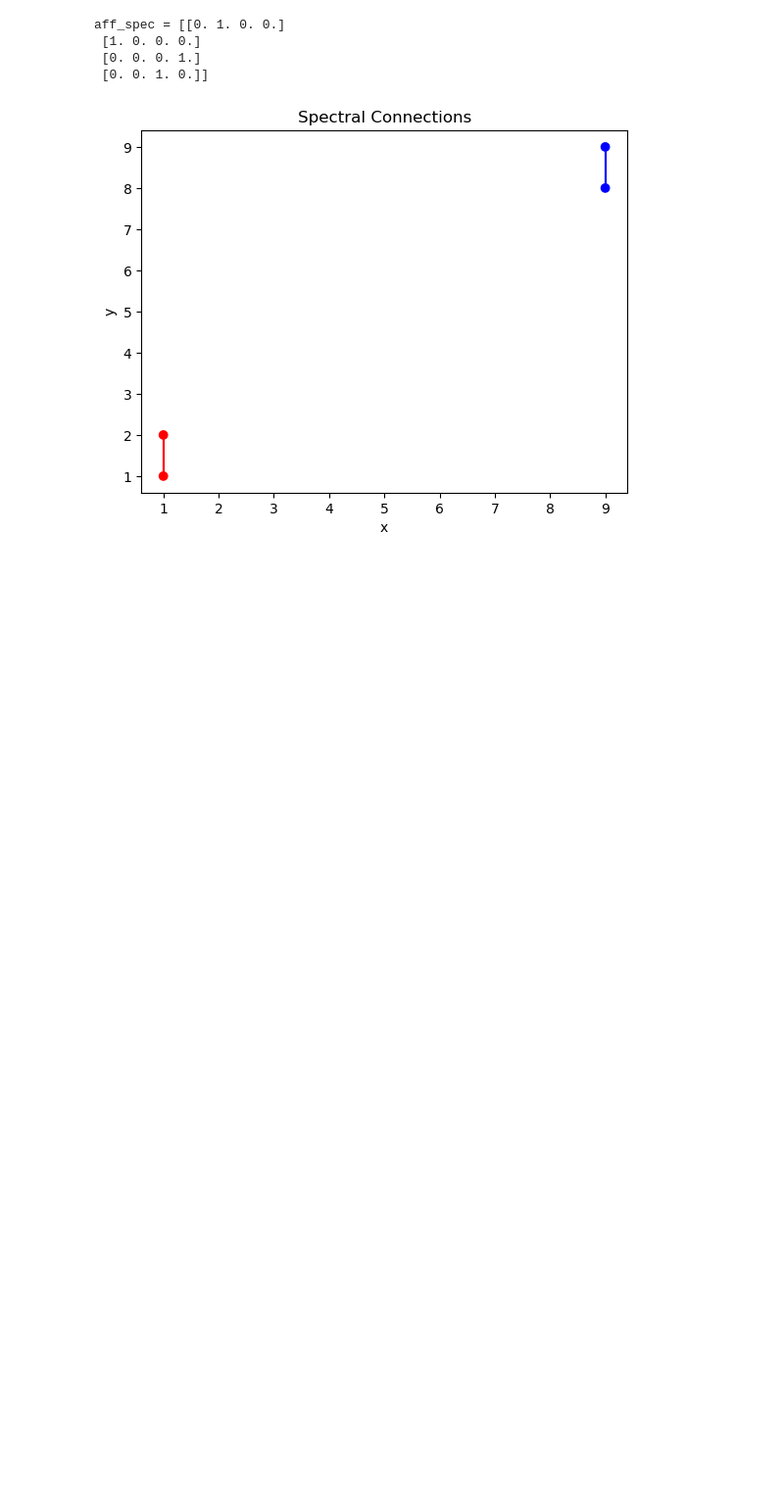
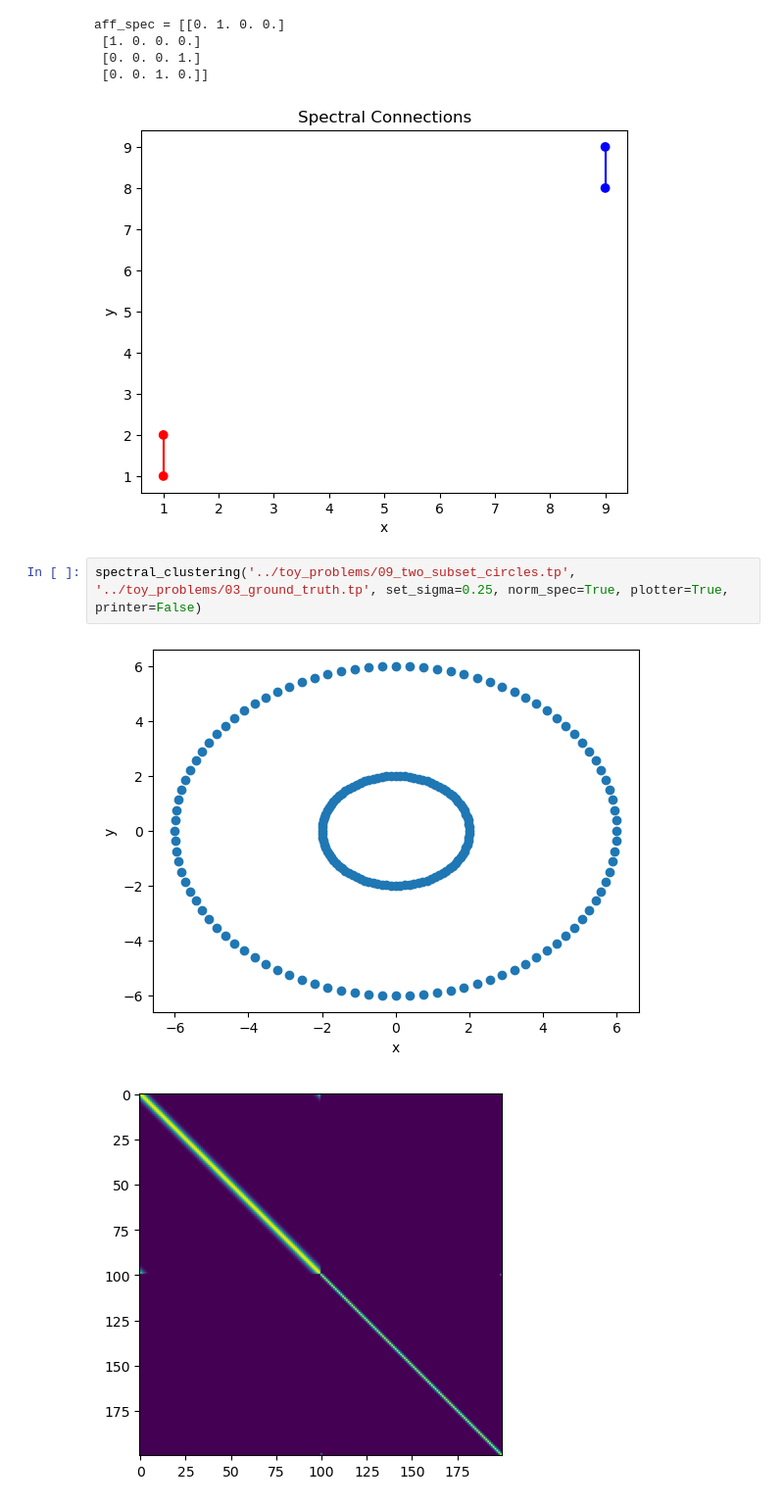
Before and after one commit to mtr3t/hybrid_clustering_method, a Jupyter notebook: spectral/spectral.ipynb, the cells around one changed output. Shown: that part at 98% size. Saved outputs shown, nothing was run; the diff lists cells and outputs as text; blank space fills up the shorter version.

Commit message:
spectral and subspace edits

```diff
--- a/spectral/spectral.ipynb
+++ b/spectral/spectral.ipynb
@@ -174,3 +174,8 @@ aff_spec = [[0. 1. 0. 0.]
  [0. 0. 0. 1.]
  [0. 0. 1. 0.]]
 [figure]
+# %%
+spectral_clustering('../toy_problems/09_two_subset_circles.tp', '../toy_problems/03_ground_truth.tp', set_sigma=0.25, norm_spec=True, plotter=True, printer=False)
+# %% [output]
+[figure, added]
+[figure, added]
```
Also changed, not shown: parts of 1 cell of this notebook, 1 other file.
